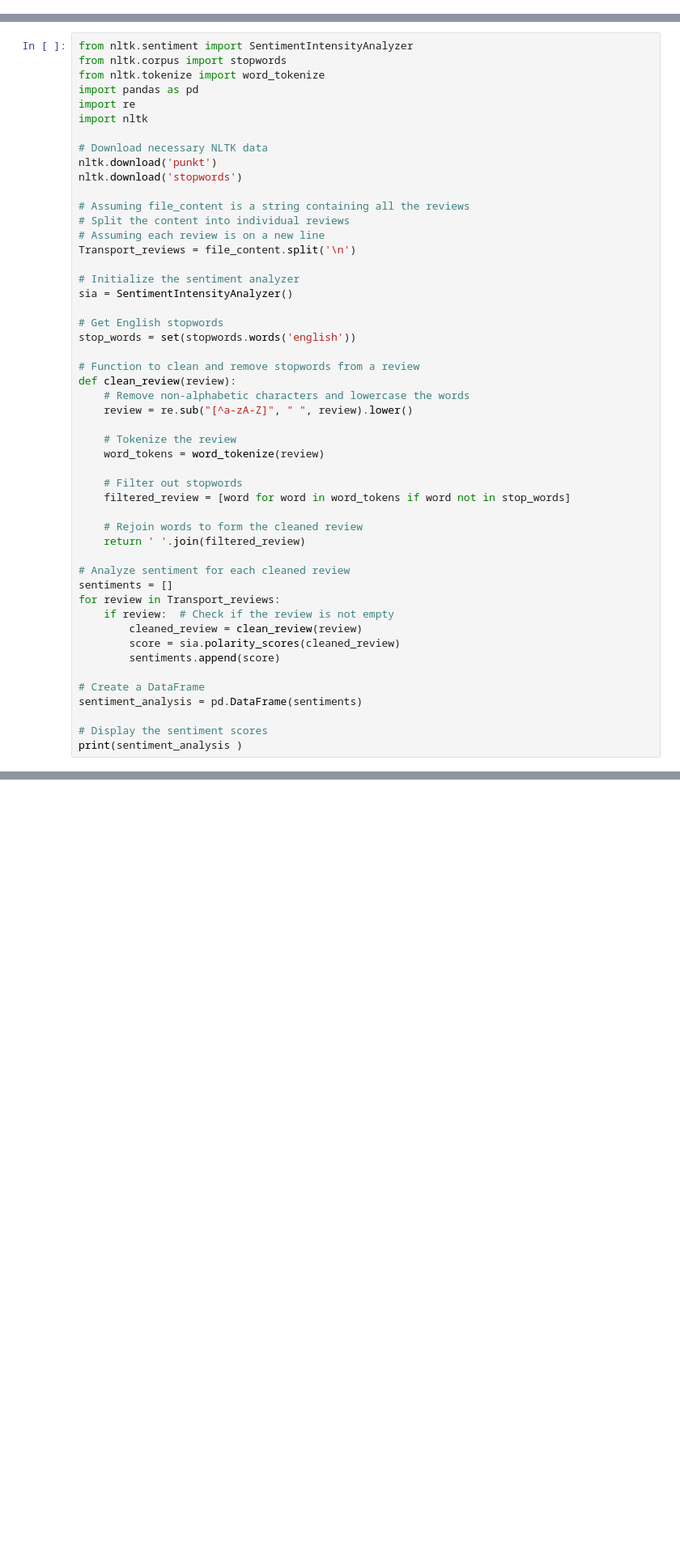
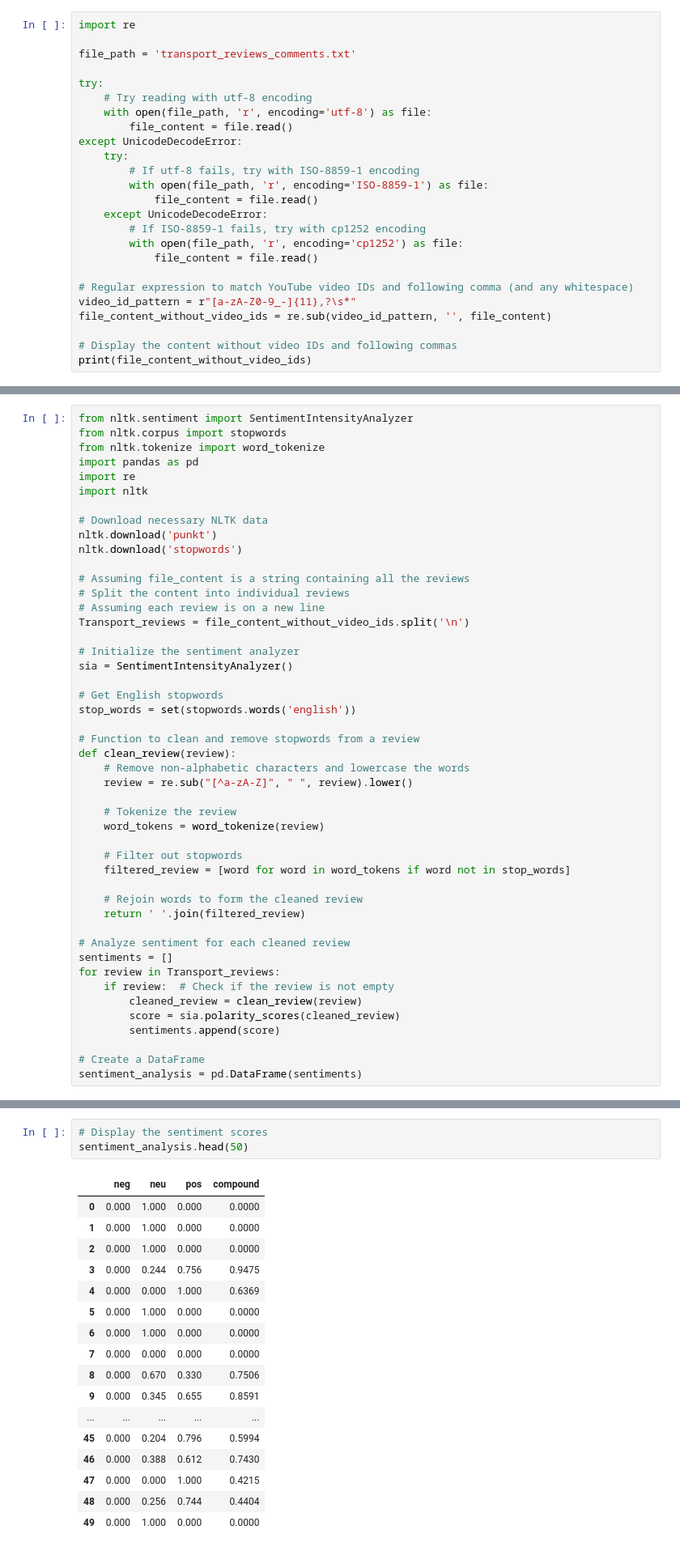
Before and after one commit to sba23022/sba23022, a Jupyter notebook: CA2_TransportFlowForecast_Analysis-checkpoint.ipynb, the cells around one changed output, grey strips where cells are left out. Shown at 81% size. Drawn from its saved outputs; the diff is of its cells as text; blank space fills up the shorter version.

```diff
--- a/CA2_TransportFlowForecast_Analysis-checkpoint.ipynb
+++ b/CA2_TransportFlowForecast_Analysis-checkpoint.ipynb
@@ -600,0 +107,25 @@ Isnt the architectures and weather in Dublin is pretty much identical like Londo
+# %%
+import re
+
+file_path = 'transport_reviews_comments.txt'
+
+try:
+    # Try reading with utf-8 encoding
+    with open(file_path, 'r', encoding='utf-8') as file:
+        file_content = file.read()
+except UnicodeDecodeError:
+    try:
+        # If utf-8 fails, try with ISO-8859-1 encoding
+        with open(file_path, 'r', encoding='ISO-8859-1') as file:
+            file_content = file.read()
+    except UnicodeDecodeError:
+        # If ISO-8859-1 fails, try with cp1252 encoding
+        with open(file_path, 'r', encoding='cp1252') as file:
+            file_content = file.read()
+
+# Regular expression to match YouTube video IDs and following comma (and any whitespace)
+video_id_pattern = r"[a-zA-Z0-9_-]{11},?\s*"
+file_content_without_video_ids = re.sub(video_id_pattern, '', file_content)
+
+# Display the content without video IDs and following commas
+print(file_content_without_video_ids)
@@ -613,7 +162,7 @@ nltk.download('stopwords')
 # Assuming file_content is a string containing all the reviews
 # Split the content into individual reviews
 # Assuming each review is on a new line
-Transport_reviews = file_content.split('\n')
+Transport_reviews = file_content_without_video_ids.split('\n')
 
 # Initialize the sentiment analyzer
 sia = SentimentIntensityAnalyzer()
@@ -645,9 +194,6 @@ for review in Transport_reviews:
 
 # Create a DataFrame
 sentiment_analysis = pd.DataFrame(sentiments)
-
-# Display the sentiment scores
-print(sentiment_analysis )
 # %% [output]
 [nltk_data] Downloading package punkt to
 [nltk_data]     C:\Users\t_all\AppData\Roaming\nltk_data...
@@ -671,0 +204,21 @@ print(sentiment_analysis )
+# %%
+# Display the sentiment scores
+sentiment_analysis.head(50)
+# %% [output]
+|  | neg | neu | pos | compound |
+| 0 | 0.000 | 1.000 | 0.000 | 0.0000 |
+| 1 | 0.000 | 1.000 | 0.000 | 0.0000 |
+| 2 | 0.000 | 1.000 | 0.000 | 0.0000 |
+| 3 | 0.000 | 0.244 | 0.756 | 0.9475 |
+| 4 | 0.000 | 0.000 | 1.000 | 0.6369 |
+| 5 | 0.000 | 1.000 | 0.000 | 0.0000 |
+| 6 | 0.000 | 1.000 | 0.000 | 0.0000 |
+| 7 | 0.000 | 0.000 | 0.000 | 0.0000 |
+| 8 | 0.000 | 0.670 | 0.330 | 0.7506 |
+| 9 | 0.000 | 0.345 | 0.655 | 0.8591 |
+| ... | ... | ... | ... | ... |
+| 45 | 0.000 | 0.204 | 0.796 | 0.5994 |
+| 46 | 0.000 | 0.388 | 0.612 | 0.7430 |
+| 47 | 0.000 | 0.000 | 1.000 | 0.4215 |
+| 48 | 0.000 | 0.256 | 0.744 | 0.4404 |
+| 49 | 0.000 | 1.000 | 0.000 | 0.0000 |
```
Also changed, not shown: parts of 28 cells of this notebook.
